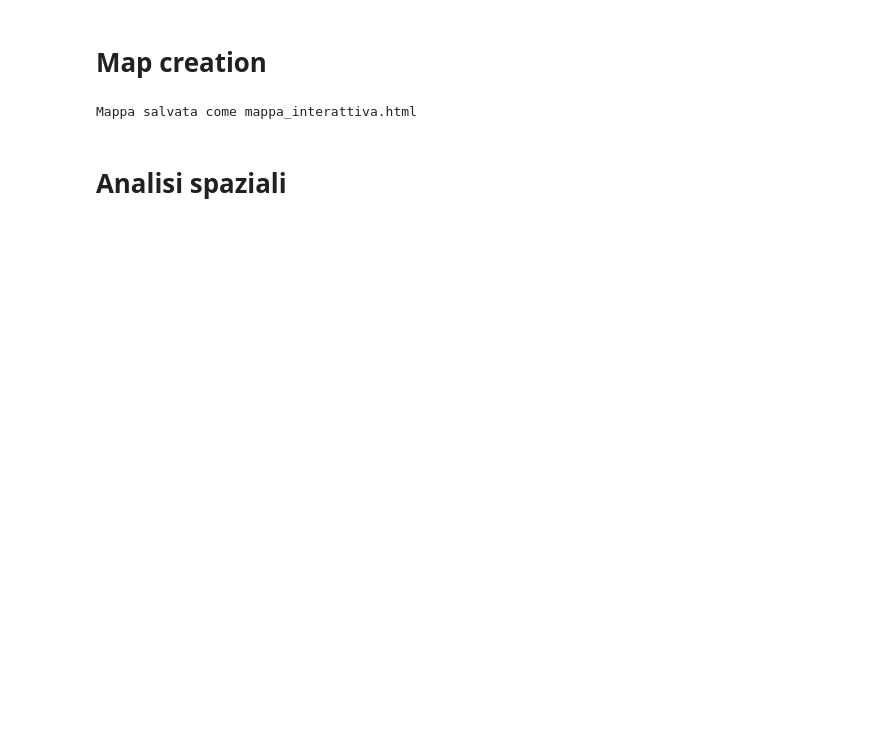
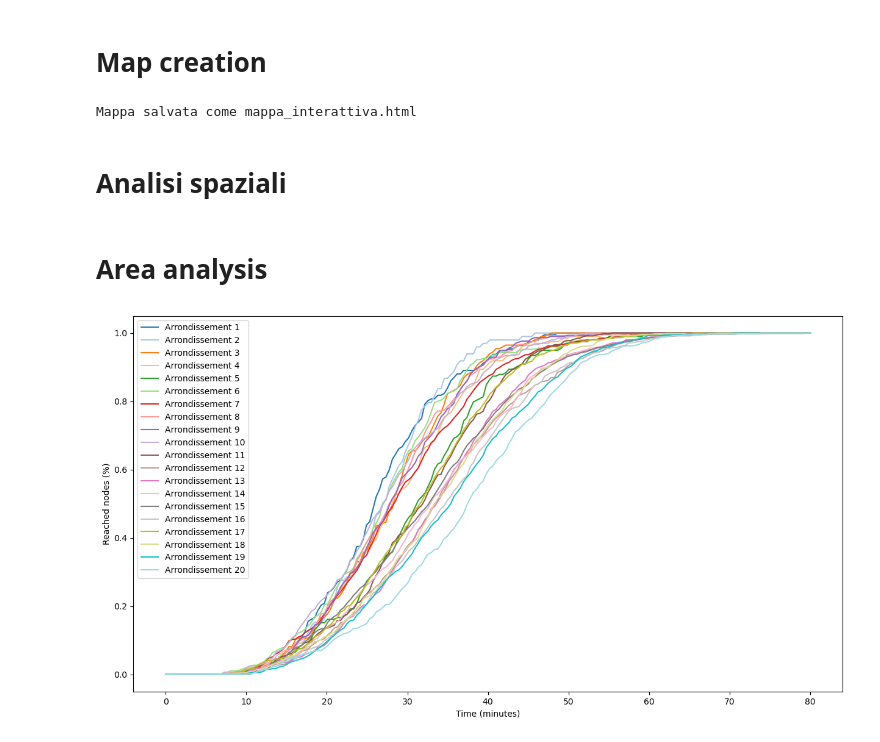
Before and after one commit to savaij/paris_transport_accessibility, a Jupyter notebook: notebooks/analysis.ipynb, the cells around one changed output. Drawn from its saved outputs; the diff is of its cells as text; code cells hidden in the pictures; blank space fills up the shorter version.

Commit message:
add area analysis

```diff
--- a/notebooks/analysis.ipynb
+++ b/notebooks/analysis.ipynb
@@ -137,3 +138,37 @@ tempi_df = tempi_df.merge(max_tempi, left_on='c_ar', right_index=True)
 tempi_df = tempi_df.rename(columns={'time': 'max_time'})
 # %%
 tempi_df.to_file('../static_maps_data/paris_times.geojson', driver='GeoJSON')
+# %% [markdown]
+# Area analysis
+# %%
+time_steps = np.linspace(0,80,200)
+# %%
+nodes = []
+for arrondissement in range(1, 21):
+    filtered_gdf = gdf[(gdf['from_arrondissement'] == arrondissement)]
+    arr_nodes = []
+
+    for step in time_steps:
+        got_nodes = (filtered_gdf['time'] <= step).sum() / len(filtered_gdf)
+        arr_nodes.append(got_nodes)
+
+    nodes.append(arr_nodes)
+# %%
+nodes = np.array(nodes)
+# %%
+from matplotlib import colormaps
+color_palette = colormaps.get_cmap('tab20')
+color_palette = color_palette.resampled(nodes.shape[0])
+# %%
+plt.figure(figsize=(15,8))
+for arr in range(nodes.shape[0]):
+    plt.plot(time_steps, nodes[arr], label=f'Arrondissement {arr+1}', color = color_palette(arr))
+
+plt.xlabel('Time (minutes)')
+plt.ylabel('Reached nodes (%)')
+plt.legend()
+
+plt.savefig('../static_maps_data/reached_nodes.png', dpi=300)
+plt.show()
+# %% [output]
+[figure, added]
```
Also changed, not shown: parts of 6 cells of this notebook, 3 other files.
